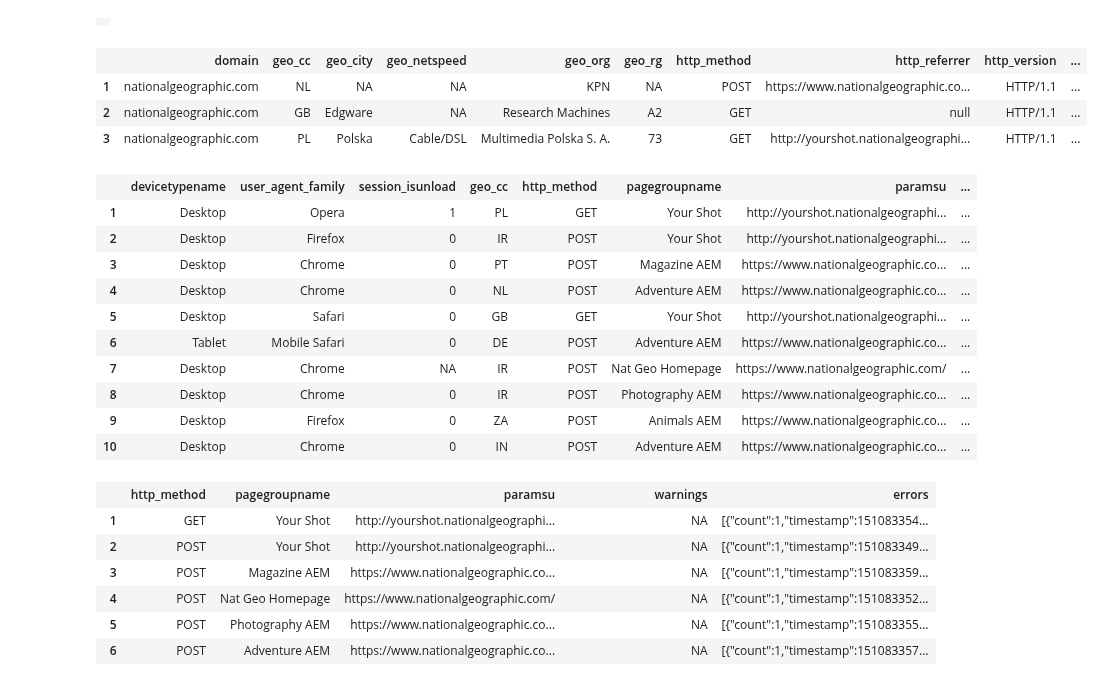
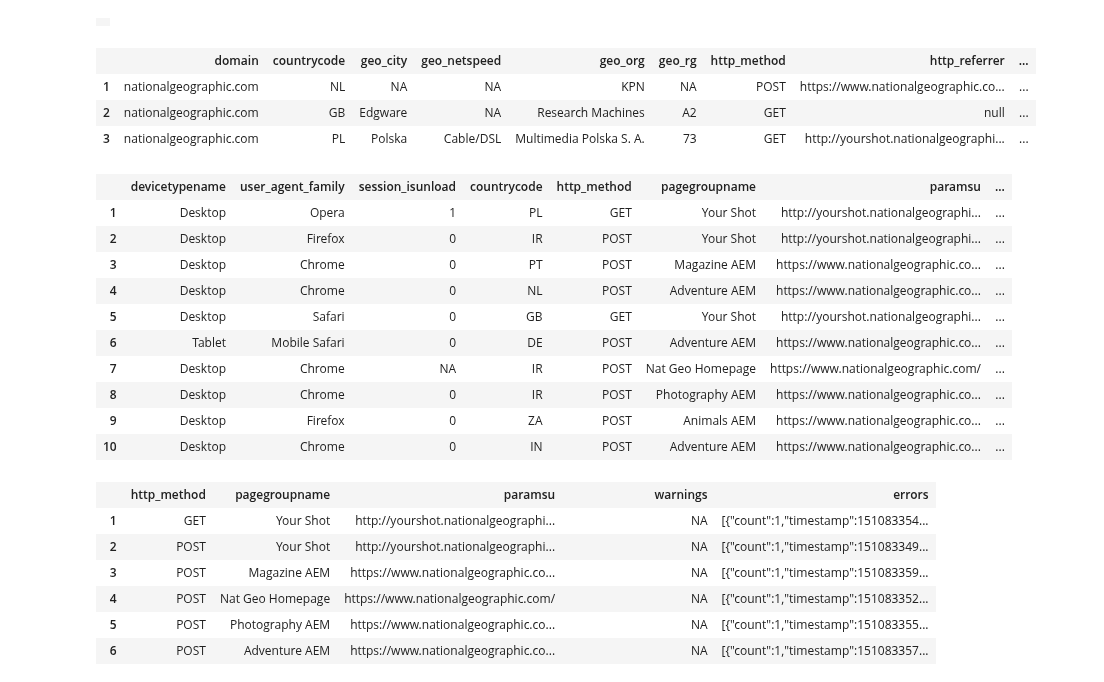
Before and after one commit to ChrisDavisNGP/NGP-DSWB, a Jupyter notebook: Work Area/Classify JS Errors/Classify_JS_Errors.ipynb, the cells around one changed output. Cells and saved outputs as stored; diff of their text form; code cells hidden in the pictures.

Commit message:
geo_cc vs countrycode

```diff
--- a/Work Area/Classify JS Errors/Classify_JS_Errors.ipynb
+++ b/Work Area/Classify JS Errors/Classify_JS_Errors.ipynb
@@ -132,39 +132,39 @@ limit $(UP.limitQueryRows)
 # %%
 select("""\
     select
-        domain,geo_cc,geo_city,geo_netspeed,geo_org,geo_rg,
+        domain,countrycode,geo_city,geo_netspeed,geo_org,geo_rg,
 http_method,http_referrer,http_version,mobile_connection_type,
 pagegroupname,params_bat_lvl,params_cpu_cnc,
 params_dom_doms,params_dom_img,params_dom_ln,params_dom_res,params_dom_res_slowest,params_dom_script,params_dom_sz,
 params_errors,params_h_t,params_if,params_mem_total,params_mem_used,params_mob_bw,params_mob_mt,
 params_r,params_scr_bpp,params_scr_dpx,params_scr_mtp,params_scr_orn,params_scr_xy,
 paramsu,params_v,params_vis_lh,params_vis_lv,params_vis_st,proxy_address,remote_ip,
 sessionid,session_isunload,session_latest,session_obopages,session_pages,session_start,session_totalloadtime,
 url,user_agent_family,user_agent_major,user_agent_minor,user_agent_mobile,user_agent_model,operatingsystemname,user_agent_osversion,user_agent_raw,
 warnings,beacon_type,site_version,user_agent_manufacturer,devicetypename,user_agent_isp,geo_isp,bandwidth_kbps,bandwidth_error_pc,
 bandwidth_block,headers_cf_visitor,headers_cf_ray,headers_cf_connecting_ip,headers_x_forwarded_for,headers_x_forwarded_proto,headers_connection,headers_host,
 headers_accept_encoding,headers_accept_language,headers_accept,headers_content_length,headers_various,
 params_dom_img_ext,params_dom_script_ext,params_ua_plt,params_ua_vnd,http_errno,params_http_method,params_http_hdr,params_http_initiator,params_h_cr,params_xhr_sync,
 params_rt_subres,params_bw_time,params_lat,params_lat_err,params_mob_ct,cdim,params_nt_cinf,params_rt_ss,
 errors
     from $(UP.btView)
     limit $(UP.limitQueryRows)
 """)
 # %% [output]
-|  | domain | geo_cc | geo_city | geo_netspeed | geo_org | geo_rg | http_method | http_referrer | http_version | ... |
-| 1 | nationalgeographic.com | NL | NA | NA | KPN | NA | POST | https://www.nationalgeographic.co... | HTTP/1.1 | ... |
-| 2 | nationalgeographic.com | GB | Edgware | NA | Research Machines | A2 | GET | null | HTTP/1.1 | ... |
-| 3 | nationalgeographic.com | PL | Polska | Cable/DSL | Multimedia Polska S. A. | 73 | GET | http://yourshot.nationalgeographi... | HTTP/1.1 | ... |
+|  | domain | countrycode | geo_city | geo_netspeed | geo_org | geo_rg | http_method | http_referrer | ... |
+| 1 | nationalgeographic.com | NL | NA | NA | KPN | NA | POST | https://www.nationalgeographic.co... | ... |
+| 2 | nationalgeographic.com | GB | Edgware | NA | Research Machines | A2 | GET | null | ... |
+| 3 | nationalgeographic.com | PL | Polska | Cable/DSL | Multimedia Polska S. A. | 73 | GET | http://yourshot.nationalgeographi... | ... |
 # %%
 select("""\
     select
-devicetypename,user_agent_family,session_isunload,geo_cc,http_method,pagegroupname,paramsu,sessionid,
+devicetypename,user_agent_family,session_isunload,countrycode,http_method,pagegroupname,paramsu,sessionid,
 warnings,errors
     from $(UP.btView)
     limit $(UP.limitQueryRows)
 """)
 # %% [output]
-|  | devicetypename | user_agent_family | session_isunload | geo_cc | http_method | pagegroupname | paramsu | ... |
+|  | devicetypename | user_agent_family | session_isunload | countrycode | http_method | pagegroupname | paramsu | ... |
 | 1 | Desktop | Opera | 1 | PL | GET | Your Shot | http://yourshot.nationalgeographi... | ... |
 | 2 | Desktop | Firefox | 0 | IR | POST | Your Shot | http://yourshot.nationalgeographi... | ... |
 | 3 | Desktop | Chrome | 0 | PT | POST | Magazine AEM | https://www.nationalgeographic.co... | ... |
```
Also changed, not shown: 10 other files.
